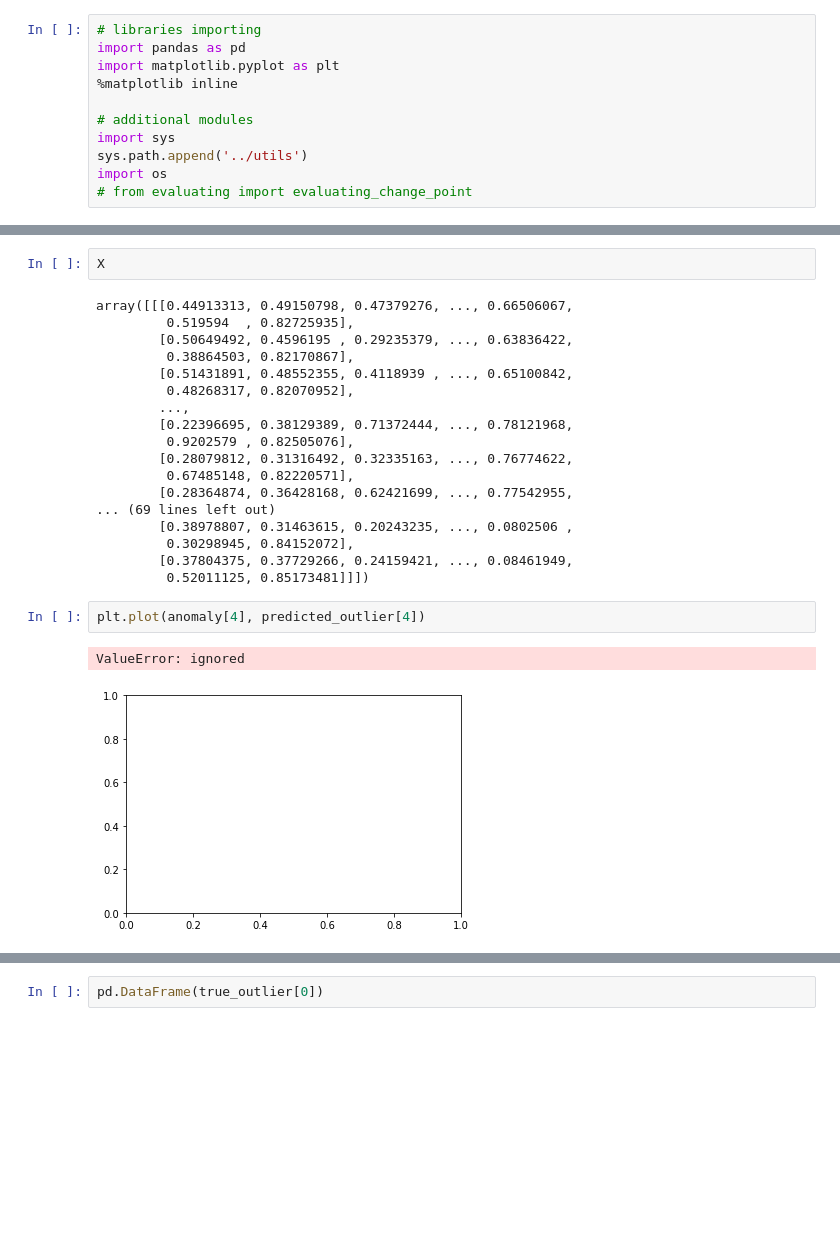
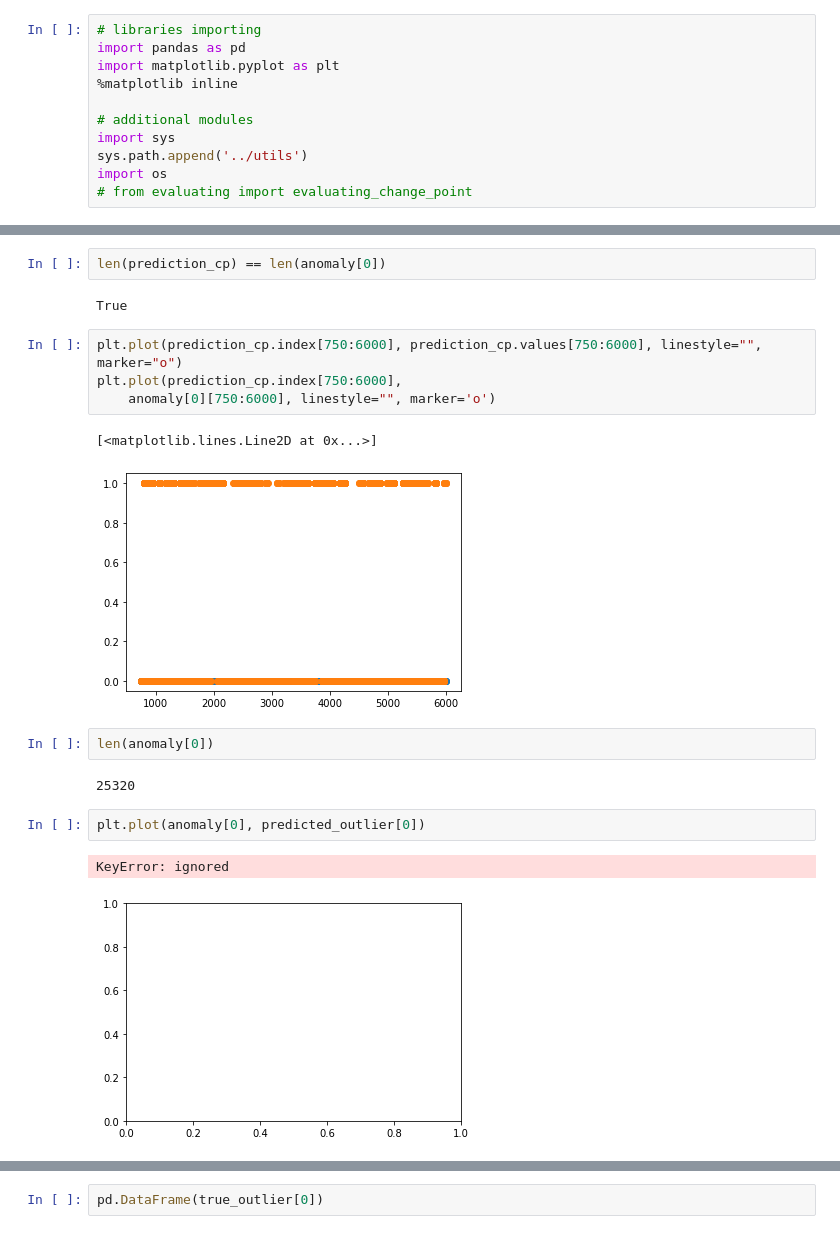
Before and after one commit to addicted-by/predictive_analysis, a Jupyter notebook: parser.ipynb, the cells around one changed output, grey strips where cells are left out. Cells and saved outputs as stored; diff of their text form; blank space fills up the shorter version.

```diff
--- a/parser.ipynb
+++ b/parser.ipynb
@@ -340,27 +298,22 @@ plt.plot(history.history['loss'], label='train', color='red')
-# %%
-X
-# %% [output]
-array([[[0.44913313, 0.49150798, 0.47379276, ..., 0.66506067,
-         0.519594  , 0.82725935],
-        [0.50649492, 0.4596195 , 0.29235379, ..., 0.63836422,
-         0.38864503, 0.82170867],
-        [0.51431891, 0.48552355, 0.4118939 , ..., 0.65100842,
-         0.48268317, 0.82070952],
-        ...,
-        [0.22396695, 0.38129389, 0.71372444, ..., 0.78121968,
-         0.9202579 , 0.82505076],
-        [0.28079812, 0.31316492, 0.32335163, ..., 0.76774622,
-         0.67485148, 0.82220571],
-        [0.28364874, 0.36428168, 0.62421699, ..., 0.77542955,
-... (69 lines left out)
-        [0.38978807, 0.31463615, 0.20243235, ..., 0.0802506 ,
-         0.30298945, 0.84152072],
-        [0.37804375, 0.37729266, 0.24159421, ..., 0.08461949,
-         0.52011125, 0.85173481]]])
+# %%
+len(prediction_cp) == len(anomaly[0])
+# %% [output]
+True
+# %%
+plt.plot(prediction_cp.index[750:6000], prediction_cp.values[750:6000], linestyle="", marker="o")
+plt.plot(prediction_cp.index[750:6000],
+    anomaly[0][750:6000], linestyle="", marker='o')
+# %% [output]
+[<matplotlib.lines.Line2D at 0x...>]
+[figure, added]
+# %%
+len(anomaly[0])
+# %% [output]
+25320
 # %%
-plt.plot(anomaly[4], predicted_outlier[4])
+plt.plot(anomaly[0], predicted_outlier[0])
 # %% [output]
-ValueError: ignored
+KeyError: ignored
 [figure]
 # %%
 # true outlier indices selection
```
Also changed, not shown: parts of 12 cells of this notebook.
